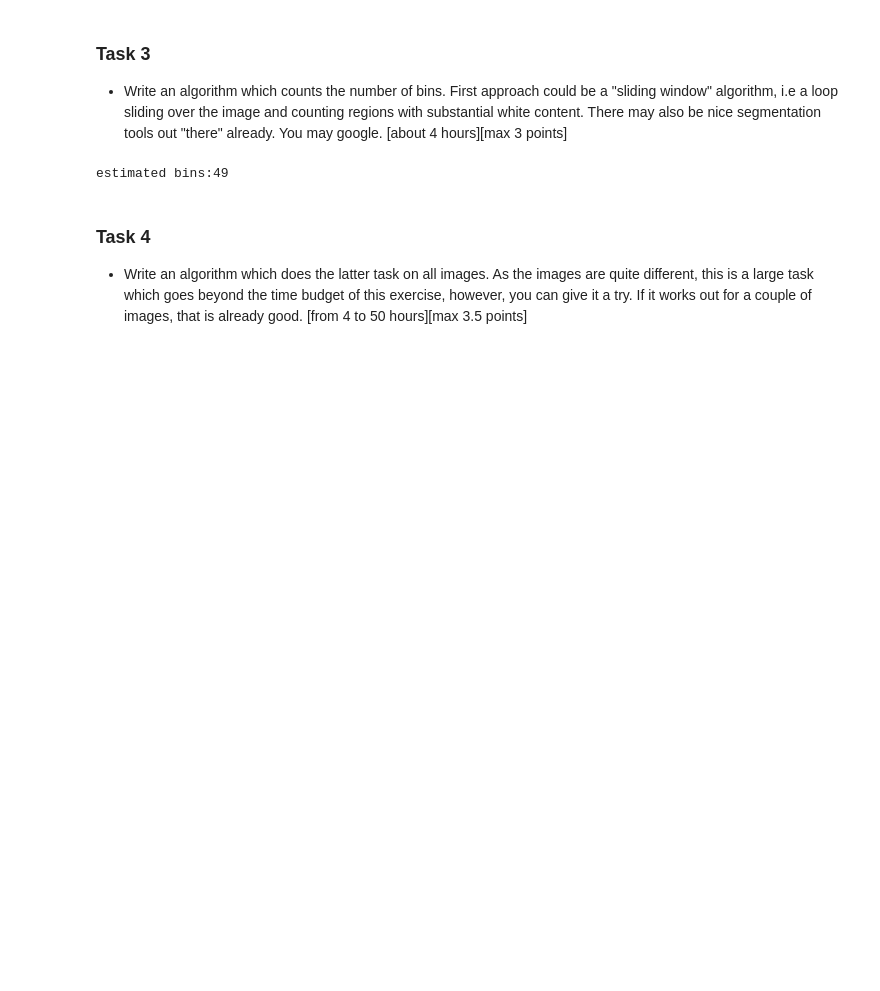
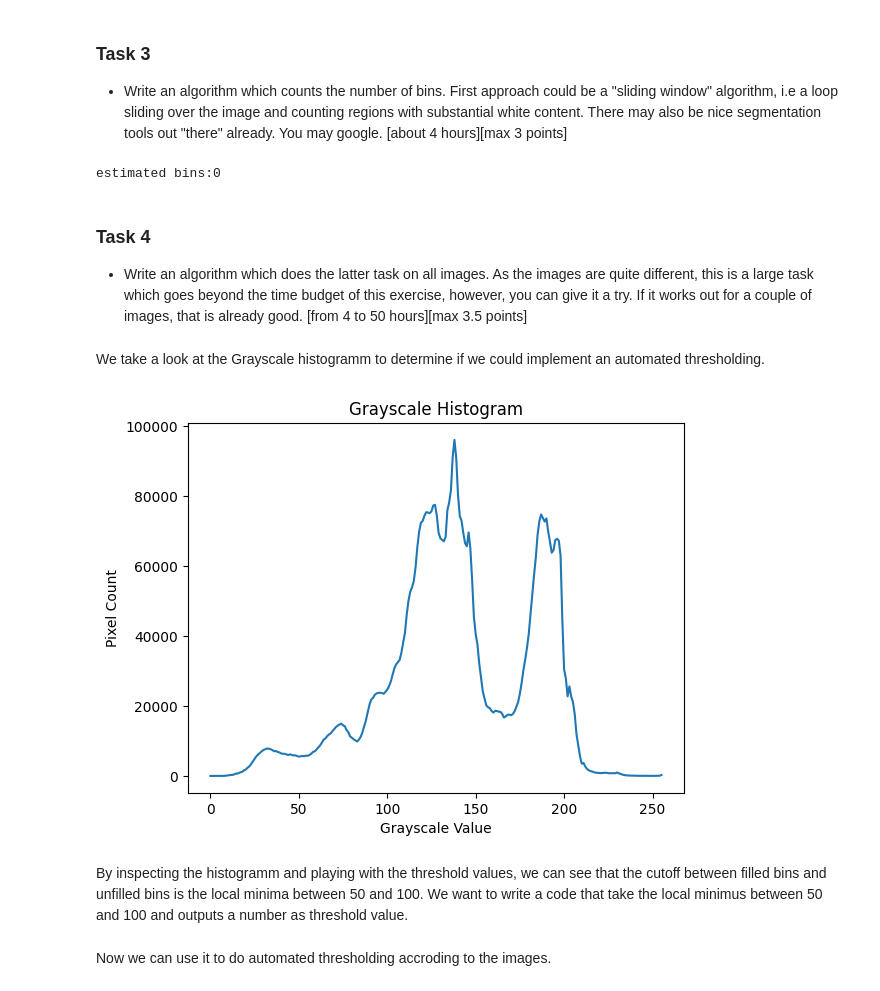
Before and after one commit to ericjeab/Data-Science-Fundamentals, a Jupyter notebook: CodingTask2/img_processing_final.ipynb, the cells around one changed output. Cells and saved outputs as stored; diff of their text form; code cells hidden in the pictures; blank space fills up the shorter version.

Commit message:
Added automated thresholding

```diff
--- a/CodingTask2/img_processing_final.ipynb
+++ b/CodingTask2/img_processing_final.ipynb
@@ -91,7 +92,7 @@ plt.imshow(thresh, cmap="gray")
 - Write an algorithm which counts the number of bins. First approach could be a "sliding window" algorithm, i.e a loop sliding over the image and counting regions with substantial white content. There may also be nice segmentation tools out "there" already. You may google. [about 4 hours][max 3 points]
 # %%
 img = thresh
-def bin_counting(image, window = 200, step = 100, threshold_A = 23000):
+def bin_counting(image, window = 200, step = 100, threshold_A = 20000):
     img = image
     # Define the sliding window parameters
     window_size = window  # Size of the sliding window
@@ -120,7 +121,22 @@ def bin_counting(image, window = 200, step = 100, threshold_A = 23000):
 
 print("estimated bins:" + str(bin_counting(thresh)))
 # %% [output]
-estimated bins:49
+estimated bins:0
 # %% [markdown]
 ### Task 4
 - Write an algorithm which does the latter task on all images. As the images are quite different, this is a large task which goes beyond the time budget of this exercise, however, you can give it a try. If it works out for a couple of images, that is already good. [from 4 to 50 hours][max 3.5 points]
+# %% [markdown]
+We take a look at the Grayscale histogramm to determine if we could implement an automated thresholding.
+# %%
+img = image_input(img_png_path+"/"+"IMG_5384.png")
+hist = cv2.calcHist([img], [0], None, [256], [0, 256])
+_, max_val, _, _ = cv2.minMaxLoc(hist)
+plt.plot(hist)
+plt.title("Grayscale Histogram")
+plt.xlabel("Grayscale Value")
+plt.ylabel("Pixel Count")
+plt.show()
+# %% [output]
+[figure, added]
+# %% [markdown]
+By inspecting the histogramm and playing with the threshold values, we can see that the cutoff between filled bins and unfilled bins is the local minima between 50 and 100. We want to write a code that take the local minimus between 50 and 100 and outputs a number as threshold value.
@@ -127 +172,3 @@ estimated bins:49
+# %% [markdown]
+Now we can use it to do automated thresholding accroding to the images.
 # %%
```
Also changed, not shown: parts of 6 cells of this notebook.
